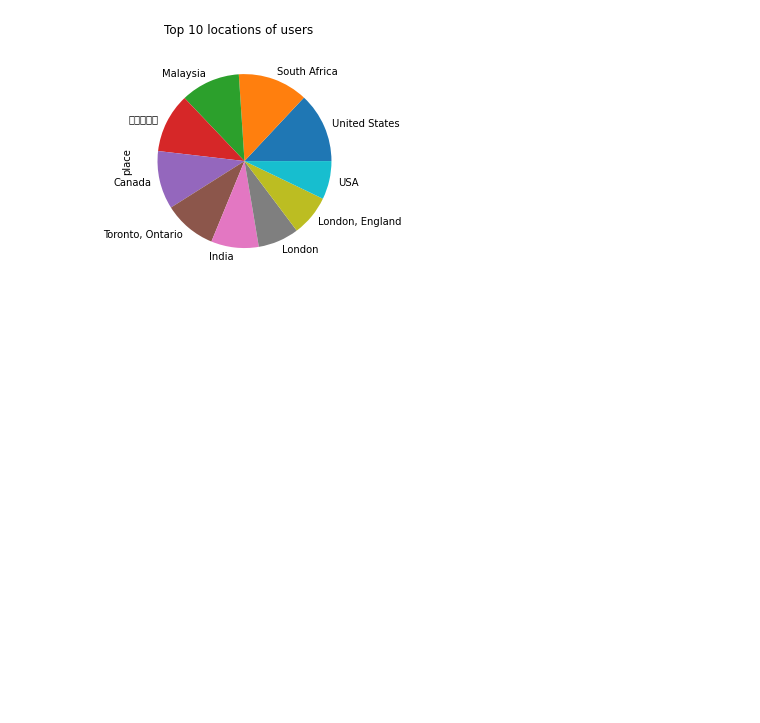
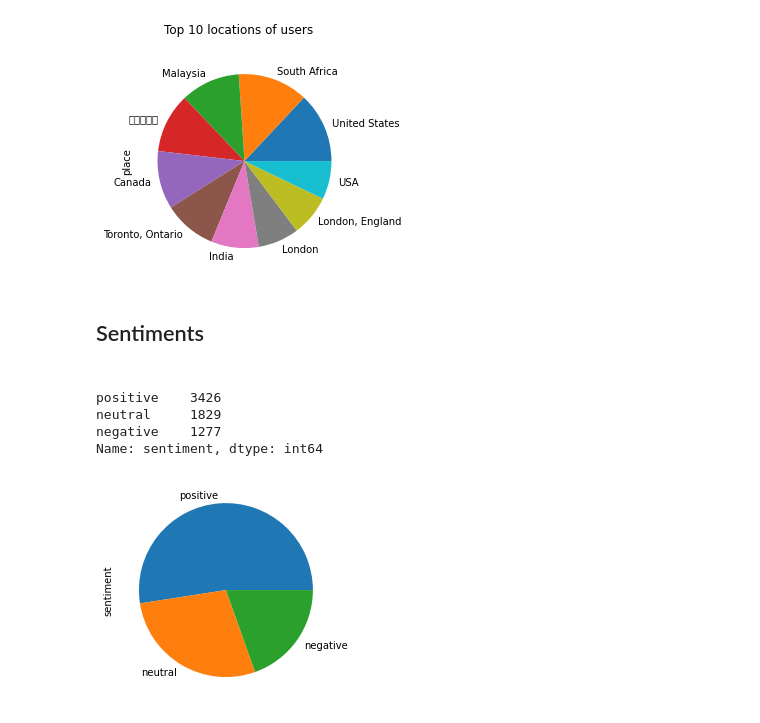
Before and after one commit to zelalemgetahun9374/Twitter-Data-Analysis, a Jupyter notebook: Notebooks/Data_preprocessing_and_exploration.ipynb, the cells around one changed output. Saved outputs shown, nothing was run; the diff lists cells and outputs as text; code cells hidden in the pictures; blank space fills up the shorter version.

Commit message:
explored and analyzed tweet sentiments

```diff
--- a/Notebooks/Data_preprocessing_and_exploration.ipynb
+++ b/Notebooks/Data_preprocessing_and_exploration.ipynb
@@ -224,3 +224,28 @@ top_locations = tweets_df.place.value_counts().head(10)
 top_locations.plot(kind="pie", subplots=True, title="Top 10 locations of users");
 # %% [output]
 [figure]
+# %% [markdown]
+<h2>Sentiments<h2>
+# %%
+def text_category(p):
+    """
+    converts polarity into sentiment category
+    """
+    if p > 0:
+        return "positive"
+    elif p < 0:
+        return "negative"
+    else:
+        return "neutral"
+# %%
+tweets_df["sentiment"] = tweets_df["polarity"].apply(text_category)
+tweets_df["sentiment"].value_counts()
+# %% [output]
+positive    3426
+neutral     1829
+negative    1277
+Name: sentiment, dtype: int64
+# %%
+tweets_df["sentiment"].value_counts().plot(kind="pie");
+# %% [output]
+[figure, added]
```
